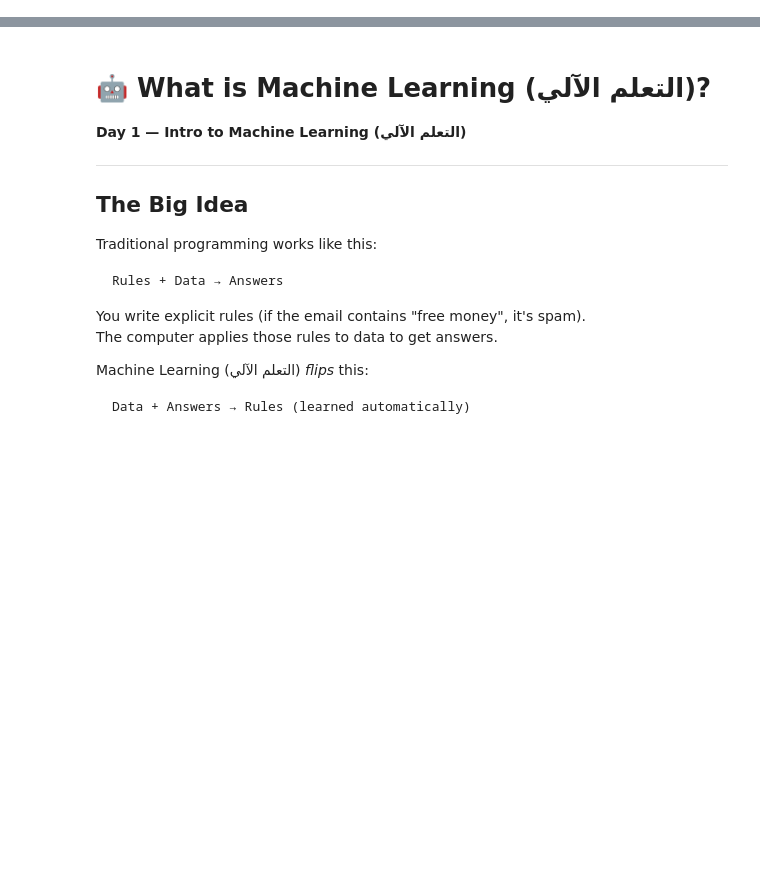
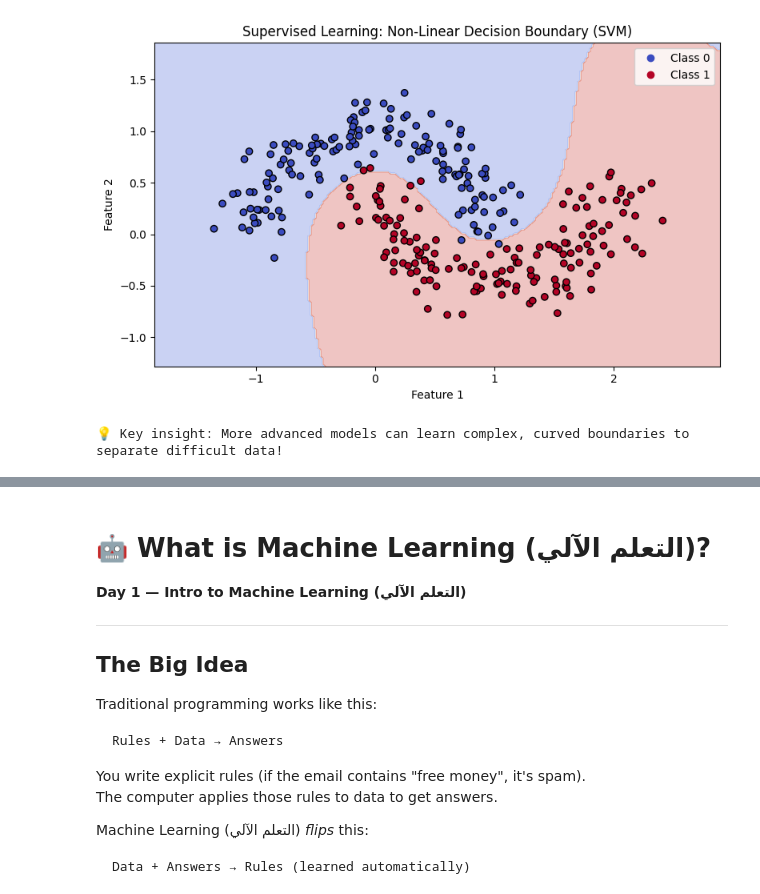
Before and after one commit to tatwan/intro_to_machinelearning, a Jupyter notebook: Day_1/notebooks/01_intro_to_ml.ipynb, the cells around one changed output, grey strips where cells are left out. Saved outputs shown, nothing was run; the diff lists cells and outputs as text; code cells hidden in the pictures; blank space fills up the shorter version.

```diff
--- a/Day_1/notebooks/01_intro_to_ml.ipynb
+++ b/Day_1/notebooks/01_intro_to_ml.ipynb
@@ -517,0 +143,44 @@ We'll explore neural networks - the foundation of modern generative AI!
+# %%
+import numpy as np
+import matplotlib.pyplot as plt
+from sklearn.datasets import make_moons
+from sklearn.svm import SVC
+
+# Generate sample data with a non-linear relationship
+X_nl, y_nl = make_moons(n_samples=300, noise=0.15, random_state=42)
+
+# Supervised Learning: Support Vector Machine with an RBF kernel (non-linear boundary)
+clf_nl = SVC(kernel='rbf', gamma=1.0, C=1.0)
+clf_nl.fit(X_nl, y_nl)
+
+# Create a mesh grid to plot decision boundaries
+x_min, x_max = X_nl[:, 0].min() - 0.5, X_nl[:, 0].max() + 0.5
+y_min, y_max = X_nl[:, 1].min() - 0.5, X_nl[:, 1].max() + 0.5
+xx, yy = np.meshgrid(np.arange(x_min, x_max, 0.02),
+                     np.arange(y_min, y_max, 0.02))
+
+# Predict for each point in the mesh
+Z = clf_nl.predict(np.c_[xx.ravel(), yy.ravel()])
+Z = Z.reshape(xx.shape)
+
+# Visualize
+plt.figure(figsize=(8, 5))
+# Plot the decision boundary and color the regions
+plt.contourf(xx, yy, Z, alpha=0.3, cmap='coolwarm')
+# Plot the training points
+scatter = plt.scatter(X_nl[:, 0], X_nl[:, 1], c=y_nl, edgecolors='k', cmap='coolwarm')
+plt.title('Supervised Learning: Non-Linear Decision Boundary (SVM)', fontsize=12)
+plt.xlabel('Feature 1')
+plt.ylabel('Feature 2')
+
+# Add legend
+handles, labels = scatter.legend_elements()
+plt.legend(handles, ['Class 0', 'Class 1'])
+
+plt.tight_layout()
+plt.show()
+
+print("\n💡 Key insight: More advanced models can learn complex, curved boundaries to separate difficult data!")
+# %% [output]
+[figure, added]
+💡 Key insight: More advanced models can learn complex, curved boundaries to separate difficult data!
```
Also changed, not shown: parts of 66 cells of this notebook, 2 other files.
